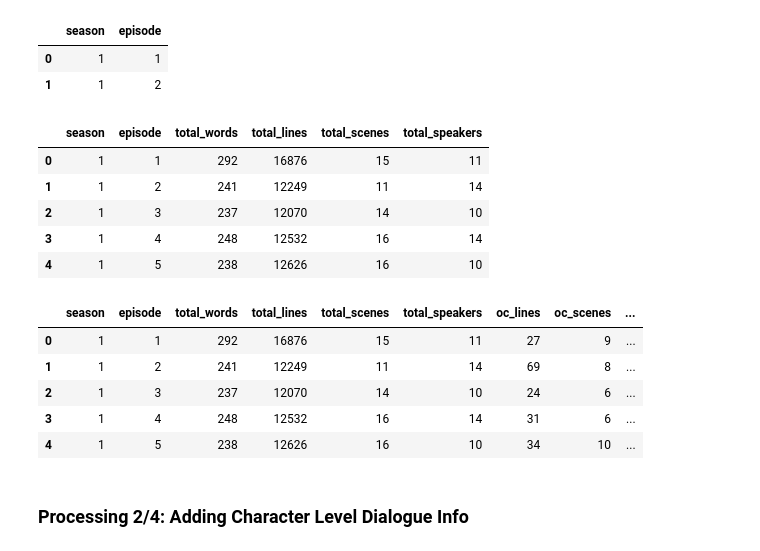
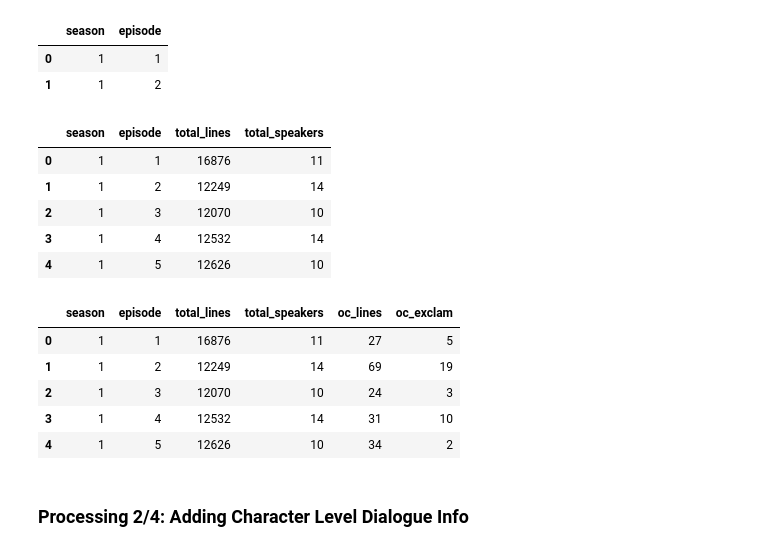
Before and after one commit to OMacgowan/episode_rating_predictor, a Jupyter notebook: main.ipynb, the cells around one changed output. Saved outputs shown, nothing was run; the diff lists cells and outputs as text; code cells hidden in the pictures.

```diff
--- a/main.ipynb
+++ b/main.ipynb
@@ -129,53 +133,44 @@ jt_1.head(2)
 #Grouped Data
 gp = all_dialogue.groupby(["season", "episode"])
 
-#Adding Total Words In Episode
-jt_1 = pd.merge(jt_1, gp["text"].size().reset_index(name="total_words"))
-
 #Adding Total Lines In Episode
 jt_1 = pd.merge(jt_1, gp["text"].agg(sum_size).reset_index(name="total_lines"))
-
-#Adding Total Scenes In Episode
-jt_1 = pd.merge(jt_1, gp["scene"].nunique().reset_index(name="total_scenes"))
 
 #Adding Total Speakers In Episode
 jt_1 = pd.merge(jt_1, gp["speaker"].nunique().reset_index(name="total_speakers"))
 
 jt_1.head(5)
 # %% [output]
-|  | season | episode | total_words | total_lines | total_scenes | total_speakers |
-| 0 | 1 | 1 | 292 | 16876 | 15 | 11 |
-| 1 | 1 | 2 | 241 | 12249 | 11 | 14 |
-| 2 | 1 | 3 | 237 | 12070 | 14 | 10 |
-| 3 | 1 | 4 | 248 | 12532 | 16 | 14 |
-| 4 | 1 | 5 | 238 | 12626 | 16 | 10 |
+|  | season | episode | total_lines | total_speakers |
+| 0 | 1 | 1 | 16876 | 11 |
+| 1 | 1 | 2 | 12249 | 14 |
+| 2 | 1 | 3 | 12070 | 10 |
+| 3 | 1 | 4 | 12532 | 14 |
+| 4 | 1 | 5 | 12626 | 10 |
 # %%
 
 #Grouped Data (All NON-MAIN Characters Lines By Episodes)
 gp = all_dialogue[dialogue_oc_indexs].groupby(["season", "episode"])
 
 
 # Adding Total Lines By NON-MAIN characters
 jt_1 = pd.merge(jt_1, gp["text"].size().reset_index(name="oc_lines"))
 
-#Adding Total Scenes By NON-MAIN characters
-jt_1 = pd.merge(jt_1, gp["scene"].nunique().reset_index(name="oc_scenes"))
-
 
 #Grouped Data (All NON-MAIN Characters Exclamatory Lines By Episode)
 gp = all_dialogue[dialogue_oc_indexs & dialogue_exclamatory_indexs].groupby(["season", "episode"])
 
 #Adding Total Exclamatory Lines By Non Main Characters
 jt_1 = pd.merge(jt_1, gp["text"].size().reset_index(name="oc_exclam"))
 
 jt_1.head(5)
 # %% [output]
-|  | season | episode | total_words | total_lines | total_scenes | total_speakers | oc_lines | oc_scenes | ... |
-| 0 | 1 | 1 | 292 | 16876 | 15 | 11 | 27 | 9 | ... |
-| 1 | 1 | 2 | 241 | 12249 | 11 | 14 | 69 | 8 | ... |
-| 2 | 1 | 3 | 237 | 12070 | 14 | 10 | 24 | 6 | ... |
-| 3 | 1 | 4 | 248 | 12532 | 16 | 14 | 31 | 6 | ... |
-| 4 | 1 | 5 | 238 | 12626 | 16 | 10 | 34 | 10 | ... |
+|  | season | episode | total_lines | total_speakers | oc_lines | oc_exclam |
+| 0 | 1 | 1 | 16876 | 11 | 27 | 5 |
+| 1 | 1 | 2 | 12249 | 14 | 69 | 19 |
+| 2 | 1 | 3 | 12070 | 10 | 24 | 3 |
+| 3 | 1 | 4 | 12532 | 14 | 31 | 10 |
+| 4 | 1 | 5 | 12626 | 10 | 34 | 2 |
 # %% [markdown]
 ### Processing 2/4: Adding Character Level Dialogue Info
 # %%
```
Also changed, not shown: parts of 11 cells of this notebook.
